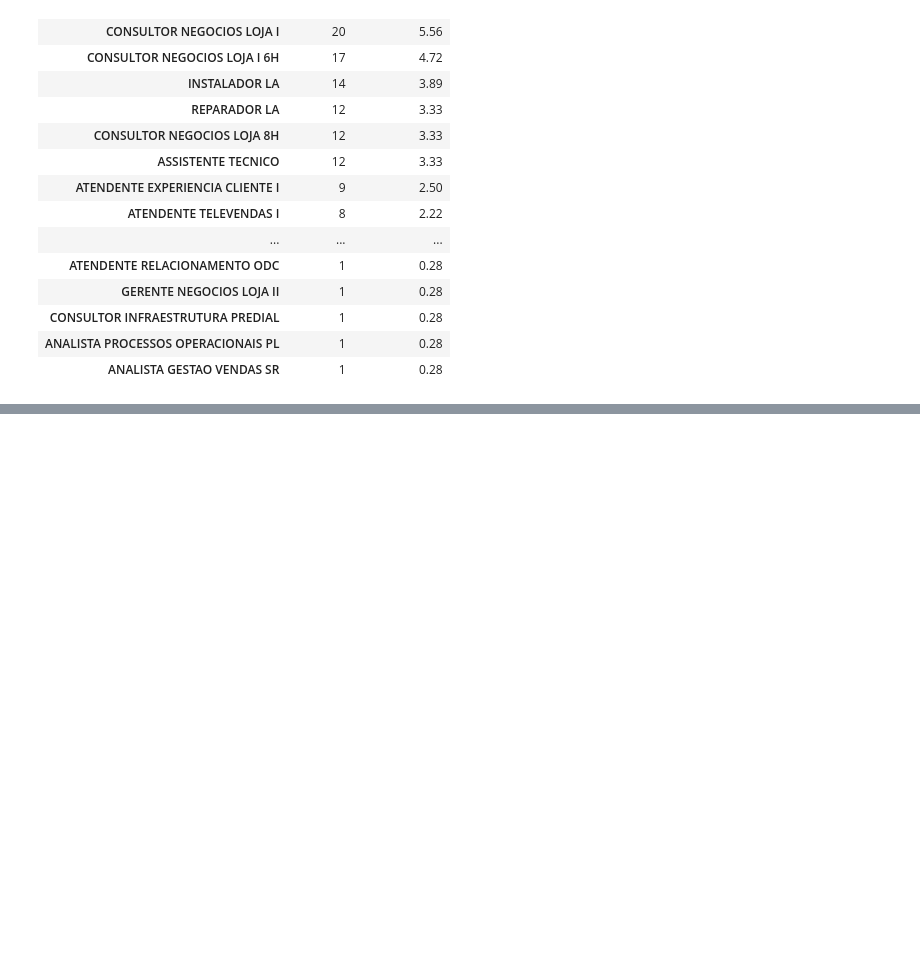
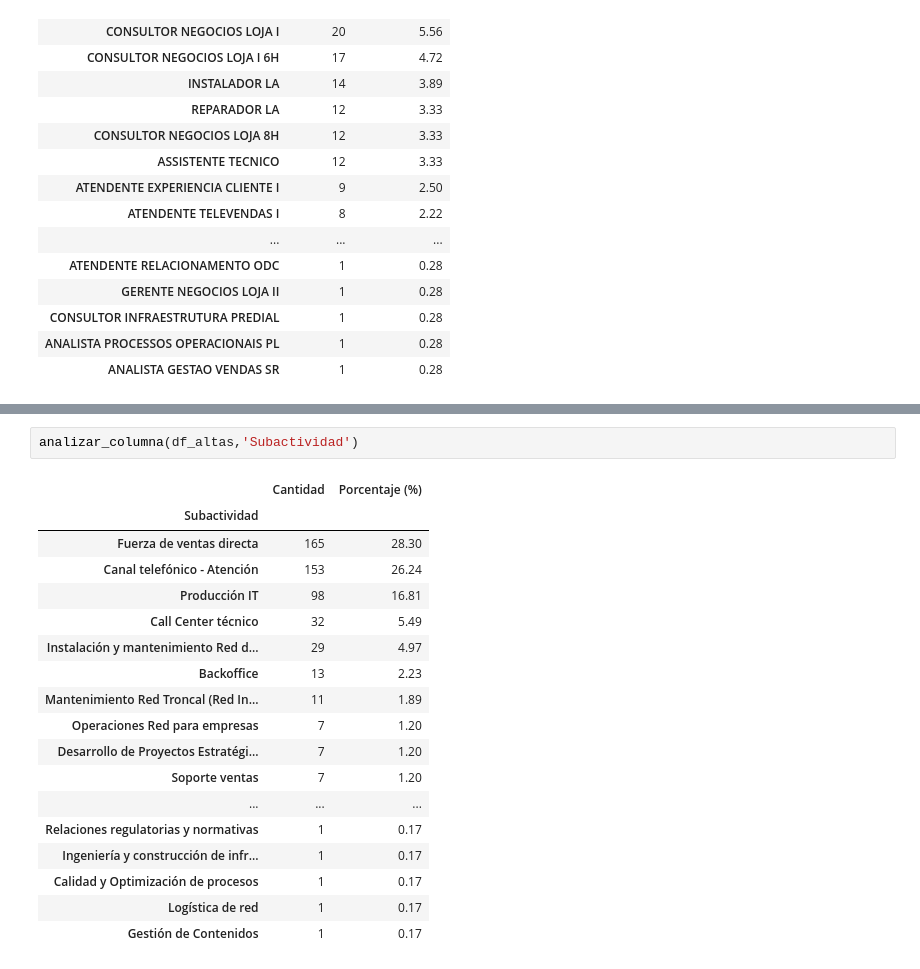
Before and after one commit to saraguzmanlopez-ops/caso_corusan, a Jupyter notebook: ETL.ipynb, the cells around one changed output, grey strips where cells are left out. Saved outputs shown, nothing was run; the diff lists cells and outputs as text; blank space fills up the shorter version.

```diff
--- a/ETL.ipynb
+++ b/ETL.ipynb
@@ -1027,0 +1117,21 @@ analizar_columna(df_bajas,'Nombre del puesto')
+# %%
+analizar_columna(df_altas,'Subactividad')
+# %% [output]
+|  | Cantidad | Porcentaje (%) |
+| Subactividad |  |  |
+| Fuerza de ventas directa | 165 | 28.30 |
+| Canal telefónico - Atención | 153 | 26.24 |
+| Producción IT | 98 | 16.81 |
+| Call Center técnico | 32 | 5.49 |
+| Instalación y mantenimiento Red d... | 29 | 4.97 |
+| Backoffice | 13 | 2.23 |
+| Mantenimiento Red Troncal (Red In... | 11 | 1.89 |
+| Operaciones Red para empresas | 7 | 1.20 |
+| Desarrollo de Proyectos Estratégi... | 7 | 1.20 |
+| Soporte ventas | 7 | 1.20 |
+| ... | ... | ... |
+| Relaciones regulatorias y normativas | 1 | 0.17 |
+| Ingeniería y construcción de infr... | 1 | 0.17 |
+| Calidad y Optimización de procesos | 1 | 0.17 |
+| Logística de red | 1 | 0.17 |
+| Gestión de Contenidos | 1 | 0.17 |
```
Also changed, not shown: parts of 31 cells of this notebook, 1 other file.
